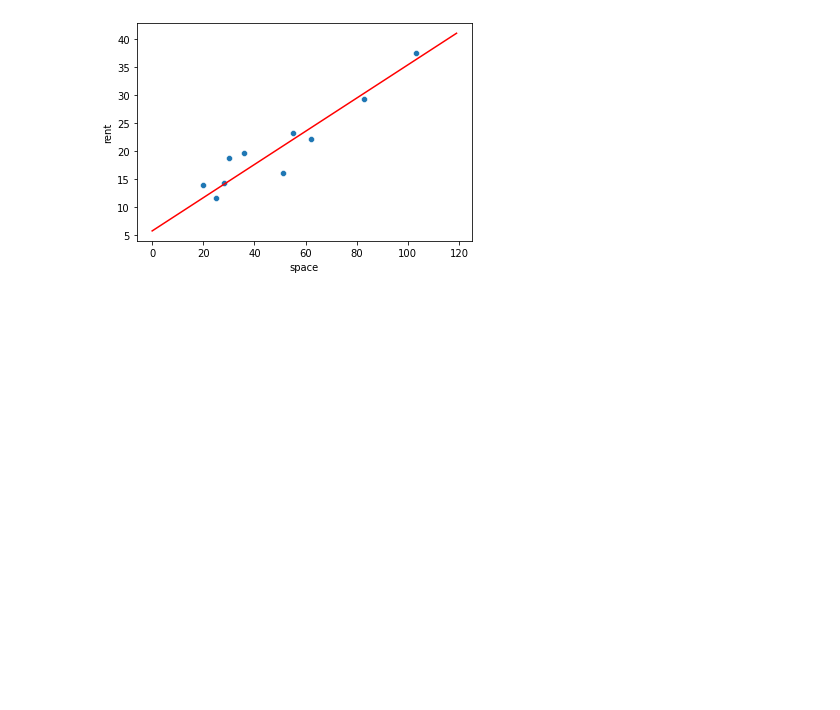
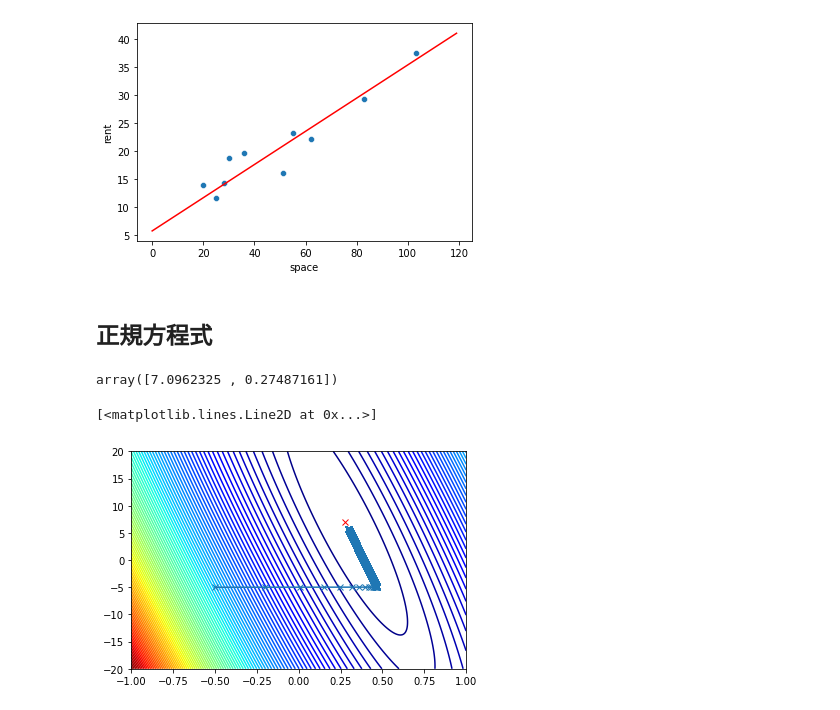
Before and after one commit to shu-suzuki-1124/machine_learning_practice, a Jupyter notebook: lesson1.ipynb, the cells around one changed output. Cells and saved outputs as stored; diff of their text form; code cells hidden in the pictures; blank space fills up the shorter version.

Commit message:
正規方程式

```diff
--- a/lesson1.ipynb
+++ b/lesson1.ipynb
@@ -140,3 +140,24 @@ plt.plot(x_values, y_values, '-', color='red')
 # %% [output]
 [<matplotlib.lines.Line2D at 0x...>]
 [figure]
+# %% [markdown]
+## 正規方程式
+# %%
+X = np.vstack([np.ones(len(x)), x]).T
+# %%
+# 行列の積の演算
+# .dotは行列の積
+# np.linalg.invは逆行列
+best_theta = np.linalg.inv(X.T.dot(X)).dot(X.T).dot(y.T)
+# %%
+best_theta
+# %% [output]
+array([7.0962325 , 0.27487161])
+# %%
+# 等高線
+plt.contour(theta_1_ax.T, theta_0_ax.T, Z, 100, cmap='jet')
+plt.plot(theta_1_hist, theta_0_hist, 'x-')
+plt.plot(best_theta[1], best_theta[0], 'x', color="red")
+# %% [output]
+[<matplotlib.lines.Line2D at 0x...>]
+[figure, added]
```
